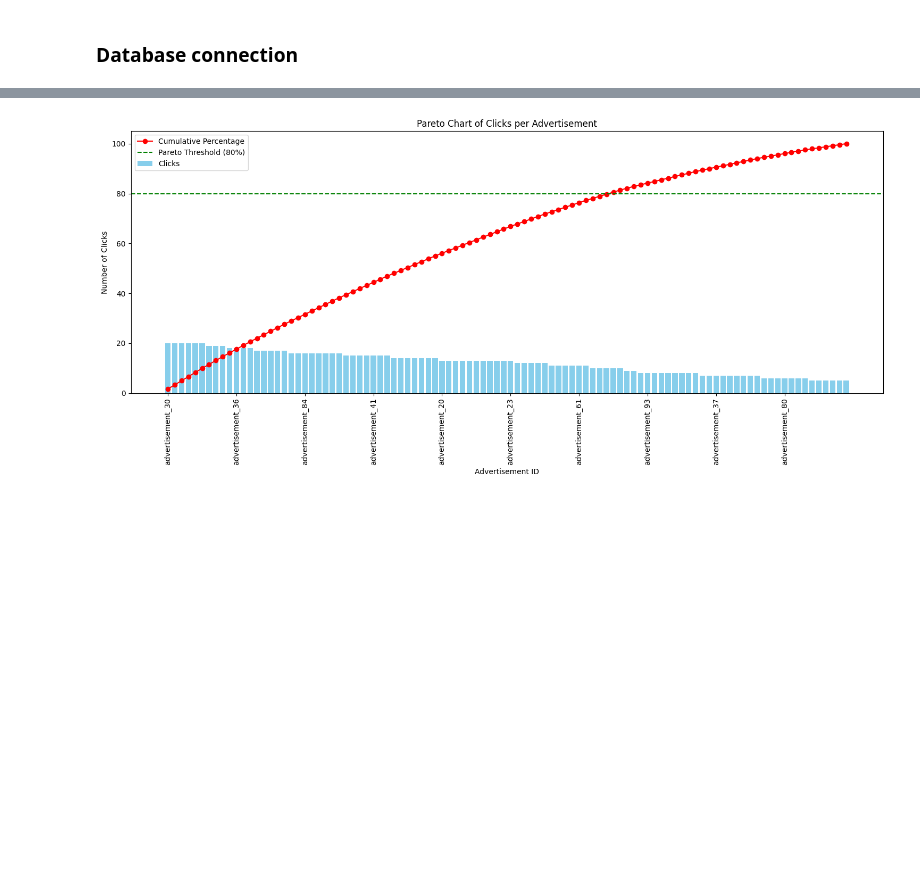
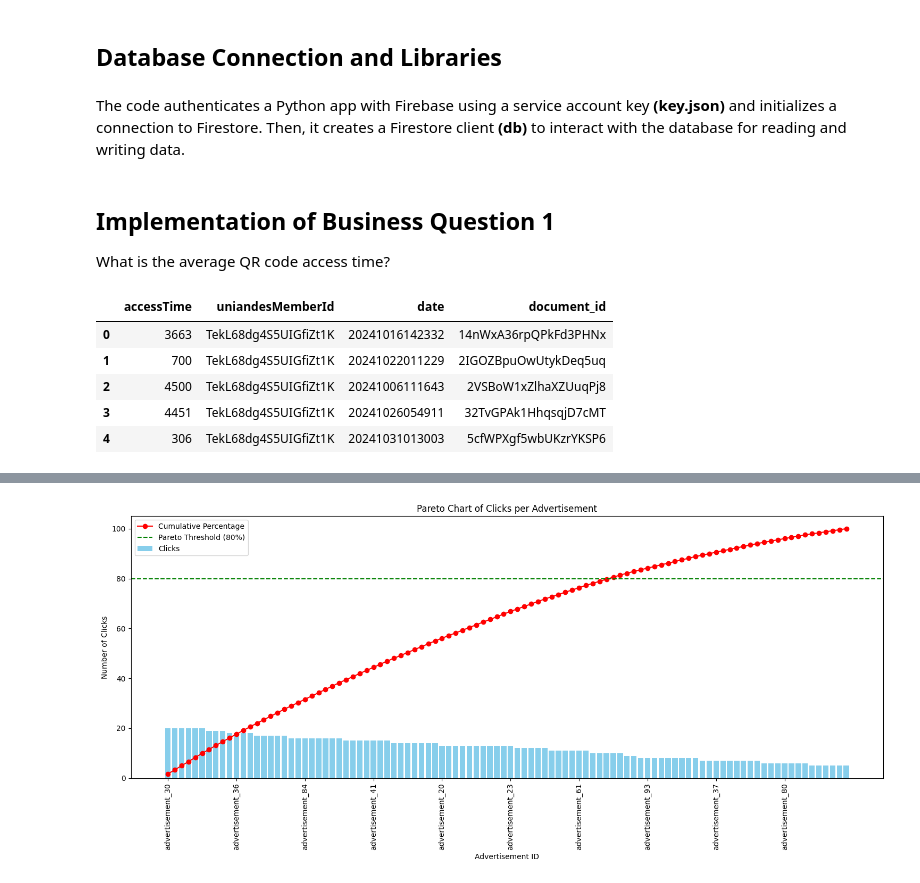
Before and after one commit to MobileDev-SEC02-G21/Senecard_Analytics, a Jupyter notebook: Analytics_Senecard/Analytics_Senecard/Analytics_Senecard.ipynb, the cells around one changed output, grey strips where cells are left out. Drawn from its saved outputs; the diff is of its cells as text; code cells hidden in the pictures; blank space fills up the shorter version.

```diff
--- a/Analytics_Senecard/Analytics_Senecard/Analytics_Senecard.ipynb
+++ b/Analytics_Senecard/Analytics_Senecard/Analytics_Senecard.ipynb
@@ -25,3 +7,5 @@ Requirement already satisfied: pyasn1<0.6.0,>=0.4.6 in c:\users\juan bernal\appd
 # %% [markdown]
-### Database connection
+## **Database Connection and Libraries**
+# %% [markdown]
+The code authenticates a Python app with Firebase using a service account key **(key.json)** and initializes a connection to Firestore. Then, it creates a Firestore client **(db)** to interact with the database for reading and writing data.
 # %%
@@ -33,3 +22,30 @@ cred = credentials.Certificate('key.json')
 firebase_admin.initialize_app(cred)
 
 db = firestore.client()
+# %% [markdown]
+## **Implementation of Business Question 1**
+
+What is the average QR code access time?
+# %%
+# Instance of collection analytics business question 1
+coleccion_analitics_business_question_1 = db.collection('analyticsBusinessQuestion1')
+
+# List of documents from the collection
+docs = list(coleccion_analitics_business_question_1.stream())
+
+# Transforme from firebase collection to pandas dataframe
+data_df_analytics_business_question_1 = []
+for doc in docs:
+    data_dict_df_analytics_business_question_1 = doc.to_dict()
+    data_dict_df_analytics_business_question_1['document_id'] = doc.id
+    data_df_analytics_business_question_1.append(data_dict_df_analytics_business_question_1)
+
+df_analytics_business_question_1 = pd.DataFrame(data_df_analytics_business_question_1)
+df_analytics_business_question_1.head()
+# %% [output]
+|  | accessTime | uniandesMemberId | date | document_id |
+| 0 | 3663 | TekL68dg4S5UIGfiZt1K | 20241016142332 | 14nWxA36rpQPkFd3PHNx |
+| 1 | 700 | TekL68dg4S5UIGfiZt1K | 20241022011229 | 2IGOZBpuOwUtykDeq5uq |
+| 2 | 4500 | TekL68dg4S5UIGfiZt1K | 20241006111643 | 2VSBoW1xZlhaXZUuqPj8 |
+| 3 | 4451 | TekL68dg4S5UIGfiZt1K | 20241026054911 | 32TvGPAk1HhqsqjD7cMT |
+| 4 | 306 | TekL68dg4S5UIGfiZt1K | 20241031013003 | 5cfWPXgf5wbUKzrYKSP6 |
```
Also changed, not shown: parts of 17 cells of this notebook.
